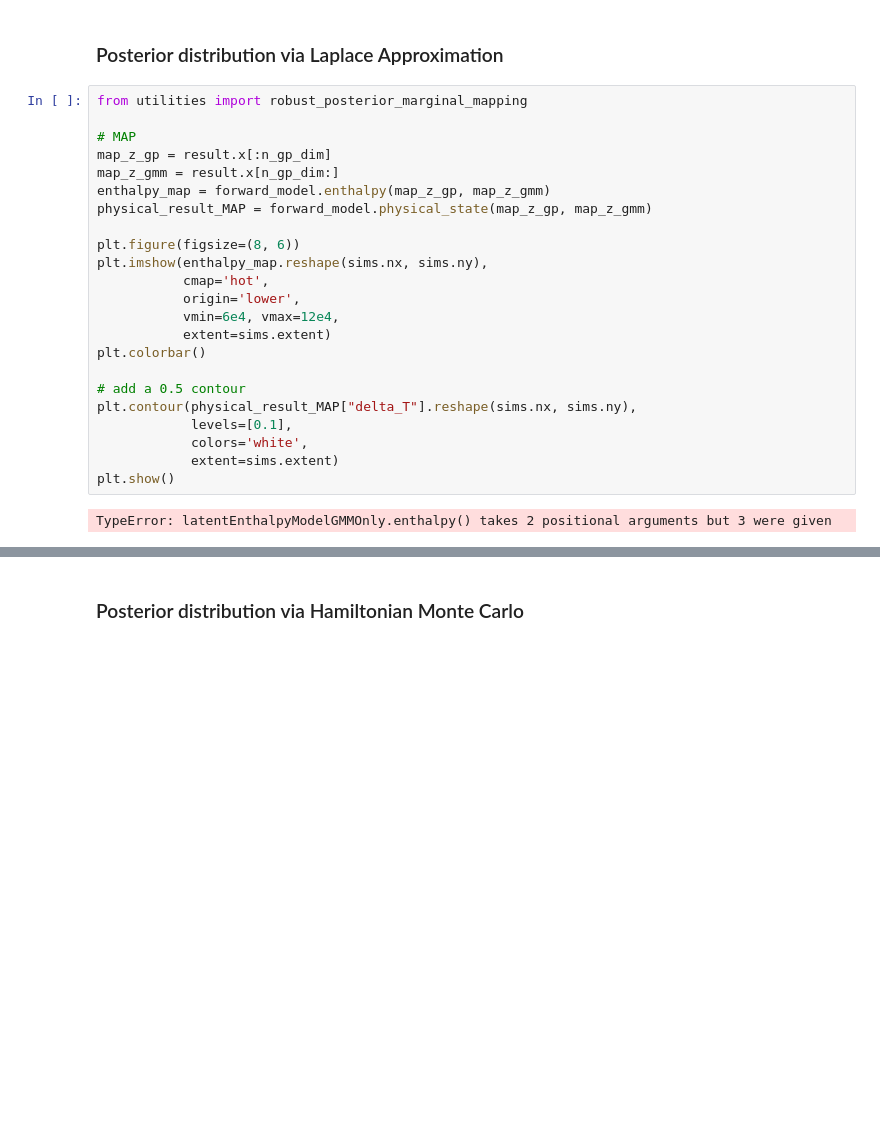
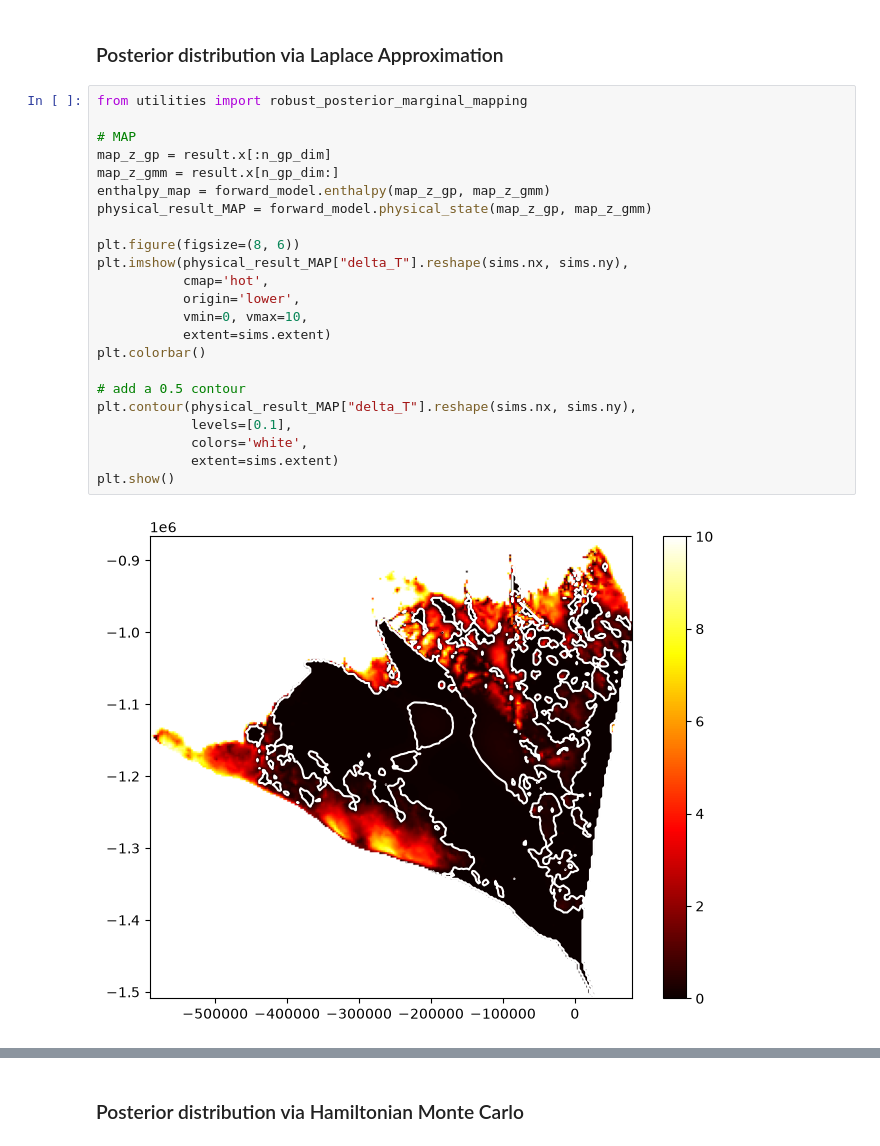
Before and after one commit to alastairyang/petermann-inference, a Jupyter notebook: notebooks/Inference.ipynb, the cells around one changed output, grey strips where cells are left out. Drawn from its saved outputs; the diff is of its cells as text; blank space fills up the shorter version.

```diff
--- a/notebooks/Inference.ipynb
+++ b/notebooks/Inference.ipynb
@@ -514,28 +541,28 @@ TypeError: unsupported operand type(s) for +: 'int' and 'NoneType'
 # %%
 from utilities import robust_posterior_marginal_mapping
 
 # MAP
 map_z_gp = result.x[:n_gp_dim]
 map_z_gmm = result.x[n_gp_dim:]
 enthalpy_map = forward_model.enthalpy(map_z_gp, map_z_gmm)
 physical_result_MAP = forward_model.physical_state(map_z_gp, map_z_gmm)
 
 plt.figure(figsize=(8, 6))
-plt.imshow(enthalpy_map.reshape(sims.nx, sims.ny),
+plt.imshow(physical_result_MAP["delta_T"].reshape(sims.nx, sims.ny),
            cmap='hot',
            origin='lower',
-           vmin=6e4, vmax=12e4,
+           vmin=0, vmax=10,
            extent=sims.extent)
 plt.colorbar()
 
 # add a 0.5 contour
 plt.contour(physical_result_MAP["delta_T"].reshape(sims.nx, sims.ny),
             levels=[0.1],
             colors='white',
             extent=sims.extent)
 plt.show()
 # %% [output]
-TypeError: latentEnthalpyModelGMMOnly.enthalpy() takes 2 positional arguments but 3 were given
+[figure, added]
 # %%
 # Laplace approximation: compute the negative inverse of the Hessian at the MAP estimate
 laplace_samples = posterior.laplace_approx(
```
Also changed, not shown: parts of 5 cells of this notebook.
